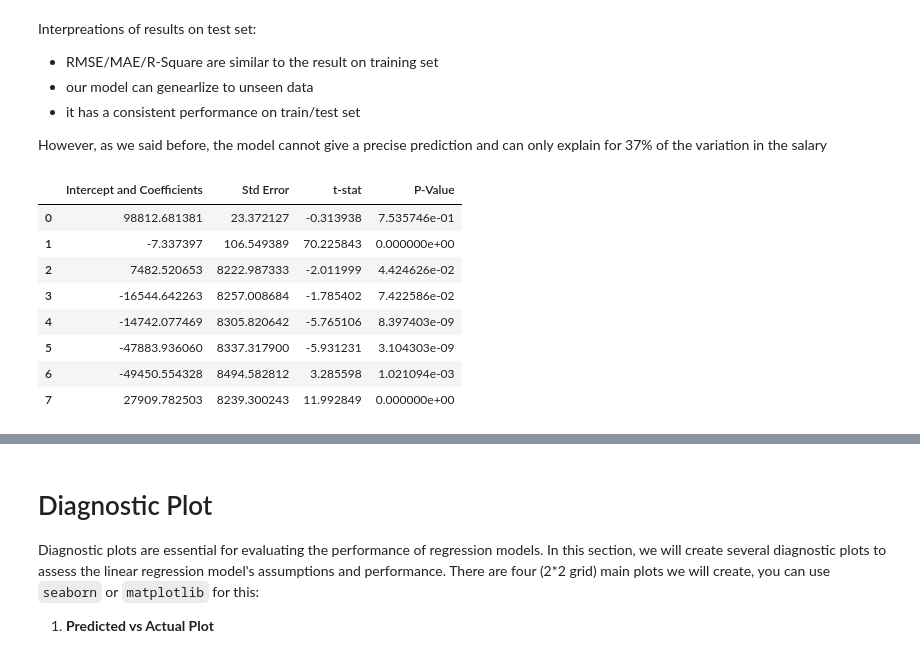
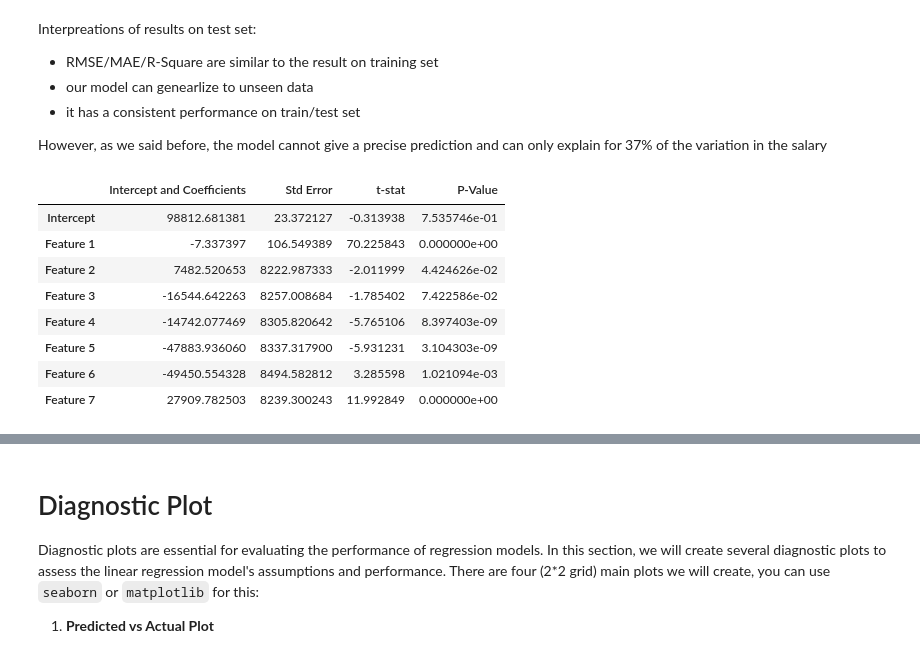
Before and after one commit to met-ad-688/lab08-yang020306, a Jupyter notebook: lab08-yanyang.ipynb, the cells around one changed output, grey strips where cells are left out. Drawn from its saved outputs; the diff is of its cells as text; code cells hidden in the pictures.

```diff
--- a/lab08-yanyang.ipynb
+++ b/lab08-yanyang.ipynb
@@ -207,20 +209,22 @@ Interpreations of results on test set:
 However, as we said before, the model cannot give a precise prediction and can only explain for 37% of the variation in the salary
 # %%
 # show intercept and coefficients
-pd.DataFrame({
+coefs = pd.DataFrame({
     "Intercept and Coefficients": [lr_model.intercept] + list(lr_model.coefficients),
     "Std Error": summary.coefficientStandardErrors,
     "t-stat": summary.tValues,
     "P-Value": summary.pValues
 })
+coefs.index = ["Intercept"] + [f"Feature {i+1}" for i in range(len(lr_model.coefficients))]
+coefs
 # %% [output]
 |  | Intercept and Coefficients | Std Error | t-stat | P-Value |
-| 0 | 98812.681381 | 23.372127 | -0.313938 | 7.535746e-01 |
-| 1 | -7.337397 | 106.549389 | 70.225843 | 0.000000e+00 |
-| 2 | 7482.520653 | 8222.987333 | -2.011999 | 4.424626e-02 |
-| 3 | -16544.642263 | 8257.008684 | -1.785402 | 7.422586e-02 |
-| 4 | -14742.077469 | 8305.820642 | -5.765106 | 8.397403e-09 |
-| 5 | -47883.936060 | 8337.317900 | -5.931231 | 3.104303e-09 |
-| 6 | -49450.554328 | 8494.582812 | 3.285598 | 1.021094e-03 |
-| 7 | 27909.782503 | 8239.300243 | 11.992849 | 0.000000e+00 |
+| Intercept | 98812.681381 | 23.372127 | -0.313938 | 7.535746e-01 |
+| Feature 1 | -7.337397 | 106.549389 | 70.225843 | 0.000000e+00 |
+| Feature 2 | 7482.520653 | 8222.987333 | -2.011999 | 4.424626e-02 |
+| Feature 3 | -16544.642263 | 8257.008684 | -1.785402 | 7.422586e-02 |
+| Feature 4 | -14742.077469 | 8305.820642 | -5.765106 | 8.397403e-09 |
+| Feature 5 | -47883.936060 | 8337.317900 | -5.931231 | 3.104303e-09 |
+| Feature 6 | -49450.554328 | 8494.582812 | 3.285598 | 1.021094e-03 |
+| Feature 7 | 27909.782503 | 8239.300243 | 11.992849 | 0.000000e+00 |
 # %% [markdown]
```
Also changed, not shown: parts of 13 cells of this notebook, 24 other files.
